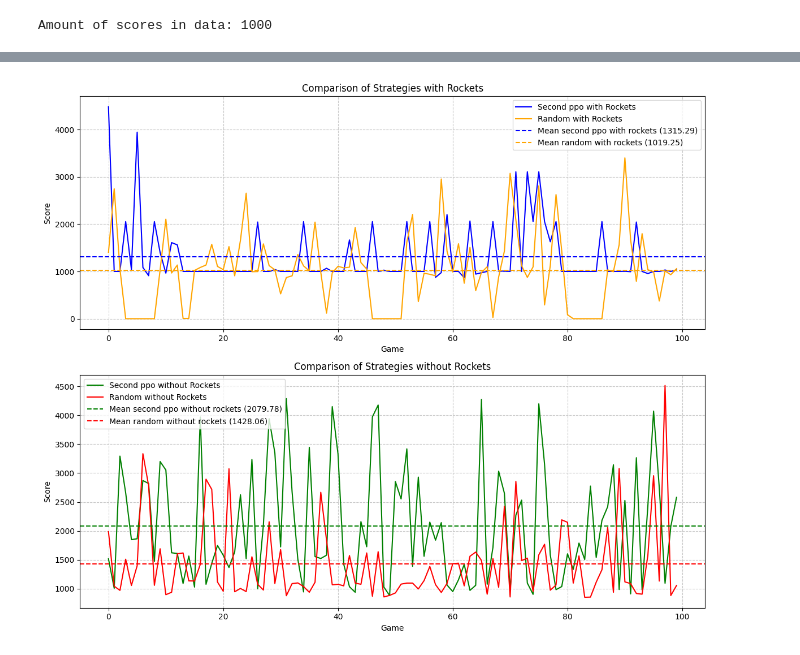
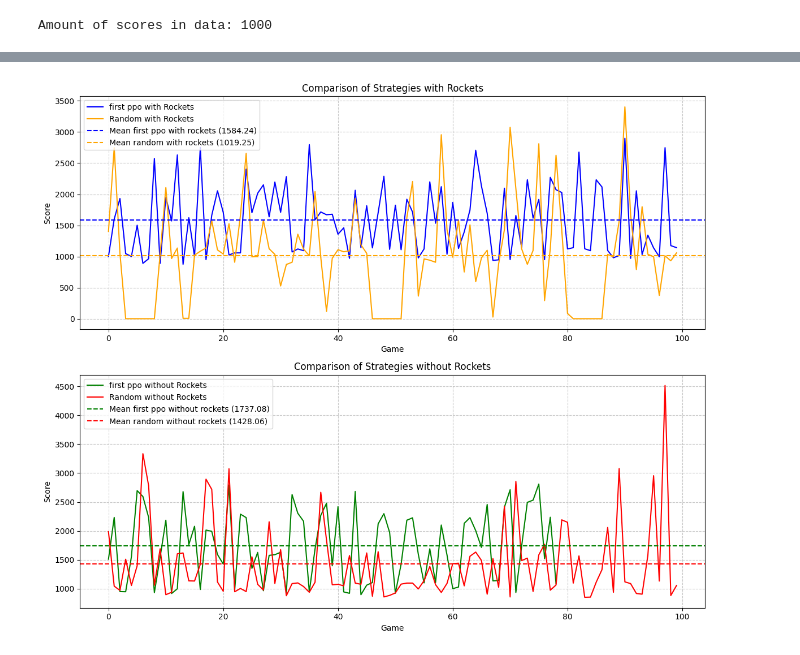
Before and after one commit to ShaharEli/JetpackJoyridePython, a Jupyter notebook: research.ipynb, the cells around one changed output, grey strips where cells are left out. Saved outputs shown, nothing was run; the diff lists cells and outputs as text; code cells hidden in the pictures.

```diff
--- a/research.ipynb
+++ b/research.ipynb
@@ -1,10 +1,7 @@
 # %%
 import json
 
-data_path = "second_ppo_scores_without_rockets.json"
+data_path = "scores_q_learning_scores_with_rockets.json"
 # %%
-MAX_SIZE = 1000
 with open(data_path, "r") as f:
     data = json.load(f)
-    print(len(data))
-    data = data[:MAX_SIZE]
@@ -42,22 +105,22 @@ plot_scores(data)
 # %%
-second_ppo_scores_without_rockets_path = "second_ppo_scores_without_rockets.json"
-second_ppo_scores_with_rockets_path = "second_ppo_scores_with_rockets.json"
+first_ppo_scores_without_rockets_path = "first_ppo_scores_without_rockets.json"
+first_ppo_scores_with_rockets_path = "first_ppo_scores_with_rockets.json"
 
 random_with_rockets_path = "random_scores_with_rockets.json"
 random_without_rockets_path = "random_scores_without_rockets.json"
 
 # load data
-with open(second_ppo_scores_without_rockets_path, "r") as f:
-    second_ppo_without_rockets = json.load(f)[MAX_SIZE - 100:MAX_SIZE]
+with open(first_ppo_scores_without_rockets_path, "r") as f:
+    first_ppo_without_rockets = json.load(f)[MAX_SIZE - 100:MAX_SIZE]
 
-with open(second_ppo_scores_with_rockets_path, "r") as f:
-    second_ppo_scores_with_rockets = json.load(f)[MAX_SIZE - 100:MAX_SIZE]
+with open(first_ppo_scores_with_rockets_path, "r") as f:
+    first_ppo_scores_with_rockets = json.load(f)[MAX_SIZE - 100:MAX_SIZE]
 
 with open(random_with_rockets_path, "r") as f:
     random_with_rockets = json.load(f)[:MAX_SIZE]
 
 with open(random_without_rockets_path, "r") as f:
-    random_without_rockets = json.load(f)[:len(second_ppo_without_rockets)]
+    random_without_rockets = json.load(f)[:MAX_SIZE]
 
 
 # compare without rockets and with rockets evolution and random with rockets and without rockets
@@ -65,37 +128,37 @@ with open(random_without_rockets_path, "r") as f:
 # Create the plots
 fig, (ax1, ax2) = plt.subplots(2, 1, figsize=(12, 10))
 
 # Plot for strategies with rockets
-ax1.plot(second_ppo_scores_with_rockets, label='Second ppo with Rockets', color='blue')
+ax1.plot(first_ppo_scores_with_rockets, label='first ppo with Rockets', color='blue')
 ax1.plot(random_with_rockets, label='Random with Rockets', color='orange')
 # add means
-mean = np.mean(second_ppo_scores_with_rockets)
+mean = np.mean(first_ppo_scores_with_rockets)
 mean_random = np.mean(random_with_rockets)
-ax1.axhline(y=mean, color="blue", linestyle="--", label=f"Mean second ppo with rockets ({mean:.2f})")
+ax1.axhline(y=mean, color="blue", linestyle="--", label=f"Mean first ppo with rockets ({mean:.2f})")
 ax1.axhline(y=mean_random, color="orange", linestyle="--", label=f"Mean random with rockets ({mean_random:.2f})")
 
 ax1.set_title('Comparison of Strategies with Rockets')
 ax1.set_xlabel('Game')
 ax1.set_ylabel('Score')
 ax1.legend()
 ax1.grid(True, linestyle='--', alpha=0.7)
 
 # Plot for strategies without rockets
-ax2.plot(second_ppo_without_rockets, label='Second ppo without Rockets', color='green')
+ax2.plot(first_ppo_without_rockets, label='first ppo without Rockets', color='green')
 ax2.plot(random_without_rockets, label='Random without Rockets', color='red')
 ax2.set_title('Comparison of Strategies without Rockets')
 ax2.set_xlabel('Game')
 ax2.set_ylabel('Score')
 # add means
-mean = np.mean(second_ppo_without_rockets)
+mean = np.mean(first_ppo_without_rockets)
 mean_random = np.mean(random_without_rockets)
-ax2.axhline(y=mean, color="green", linestyle="--", label=f"Mean second ppo without rockets ({mean:.2f})")
+ax2.axhline(y=mean, color="green", linestyle="--", label=f"Mean first ppo without rockets ({mean:.2f})")
 ax2.axhline(y=mean_random, color="red", linestyle="--", label=f"Mean random without rockets ({mean_random:.2f})")
 ax2.legend()
 ax2.grid(True, linestyle='--', alpha=0.7)
 
 # Adjust layout and show the plots
 plt.tight_layout()
 plt.show()
 # %% [output]
-[figure, old version]
+[figure, new version]
```
Also changed, not shown: parts of 6 cells of this notebook, 16 other files.
